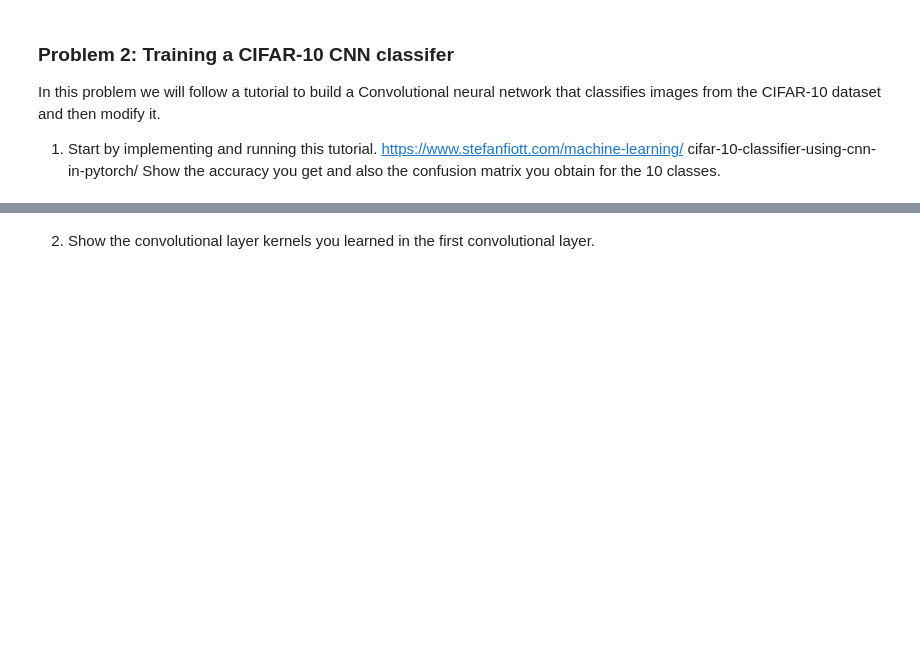
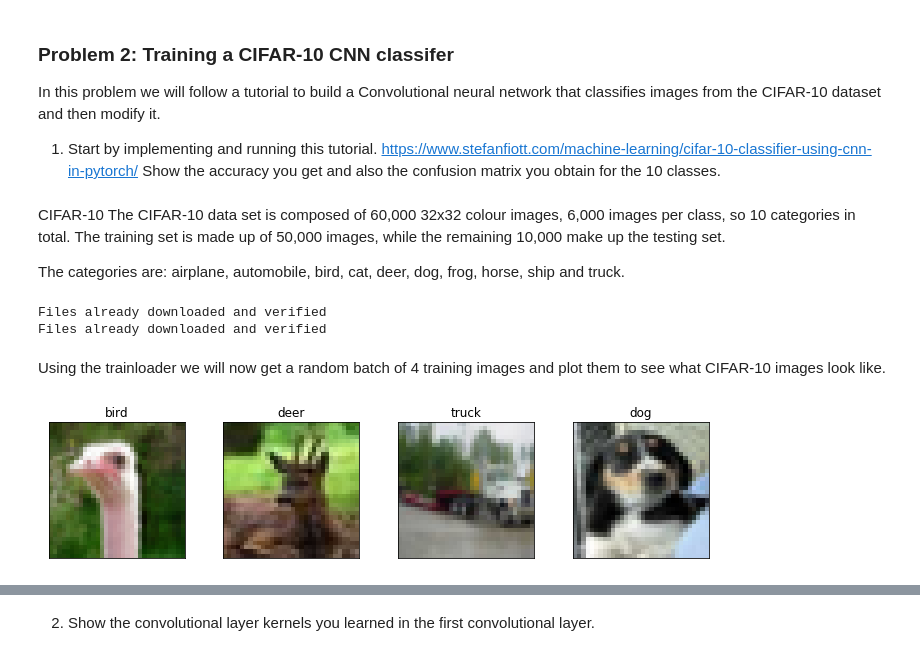
Before and after one commit to JavierPalomares90/scalable_ml_hw2, a Jupyter notebook: javier_palomares_hw2.ipynb, the cells around one changed output, grey strips where cells are left out. Saved outputs shown, nothing was run; the diff lists cells and outputs as text; code cells hidden in the pictures; blank space fills up the shorter version.

```diff
--- a/javier_palomares_hw2.ipynb
+++ b/javier_palomares_hw2.ipynb
@@ -90,0 +88,5 @@ confusion matrix you obtain for the 10 classes.
+# %% [markdown]
+CIFAR-10
+The CIFAR-10 data set is composed of 60,000 32x32 colour images, 6,000 images per class, so 10 categories in total. The training set is made up of 50,000 images, while the remaining 10,000 make up the testing set.
+
+The categories are: airplane, automobile, bird, cat, deer, dog, frog, horse, ship and truck.
@@ -90,0 +97,64 @@ confusion matrix you obtain for the 10 classes.
+# %%
+# This is the two-step process used to prepare the
+# data for use with the convolutional neural network.
+
+# First step is to convert Python Image Library (PIL) format
+# to PyTorch tensors.
+
+# Second step is used to normalize the data by specifying a
+# mean and standard deviation for each of the three channels.
+# This will convert the data from [0,1] to [-1,1]
+
+# Normalization of data should help speed up conversion and
+# reduce the chance of vanishing gradients with certain
+# activation functions.
+transform = transforms.Compose(
+    [transforms.ToTensor(),
+     transforms.Normalize((0.5, 0.5, 0.5), (0.5, 0.5, 0.5))])
+
+trainset = torchvision.datasets.CIFAR10(root='./data',
+                                        train=True,
+                                        download=True,
+                                        transform=transform)
+trainloader = torch.utils.data.DataLoader(trainset,
+                                          batch_size=4,
+                                          shuffle=True)
+
+testset = torchvision.datasets.CIFAR10(root='./data',
+                                       train=False,
+                                       download=True,
+                                       transform=transform)
+testloader = torch.utils.data.DataLoader(testset,
+                                         batch_size=4,
+                                         shuffle=False)
+
+classes = ('plane', 'car', 'bird', 'cat', 'deer',
+           'dog', 'frog', 'horse', 'ship', 'truck')
+# %% [output]
+Files already downloaded and verified
+Files already downloaded and verified
+# %% [markdown]
+Using the trainloader we will now get a random batch of 4 training images and plot them to see what CIFAR-10 images look like.
+# %%
+import matplotlib.pyplot as plt
+import numpy as np
+
+def convert_to_imshow_format(image):
+    # first convert back to [0,1] range from [-1,1] range
+    image = image / 2 + 0.5
+    image = image.numpy()
+    # convert from CHW to HWC
+    # from 3x32x32 to 32x32x3
+    return image.transpose(1,2,0)
+
+dataiter = iter(trainloader)
+images, labels = dataiter.next()
+
+fig, axes = plt.subplots(1, len(images), figsize=(12,2.5))
+for idx, image in enumerate(images):
+    axes[idx].imshow(convert_to_imshow_format(image))
+    axes[idx].set_title(classes[labels[idx]])
+    axes[idx].set_xticks([])
+    axes[idx].set_yticks([])
+# %% [output]
+[figure, added]
```
Also changed, not shown: parts of 34 cells of this notebook, 2 other files.
